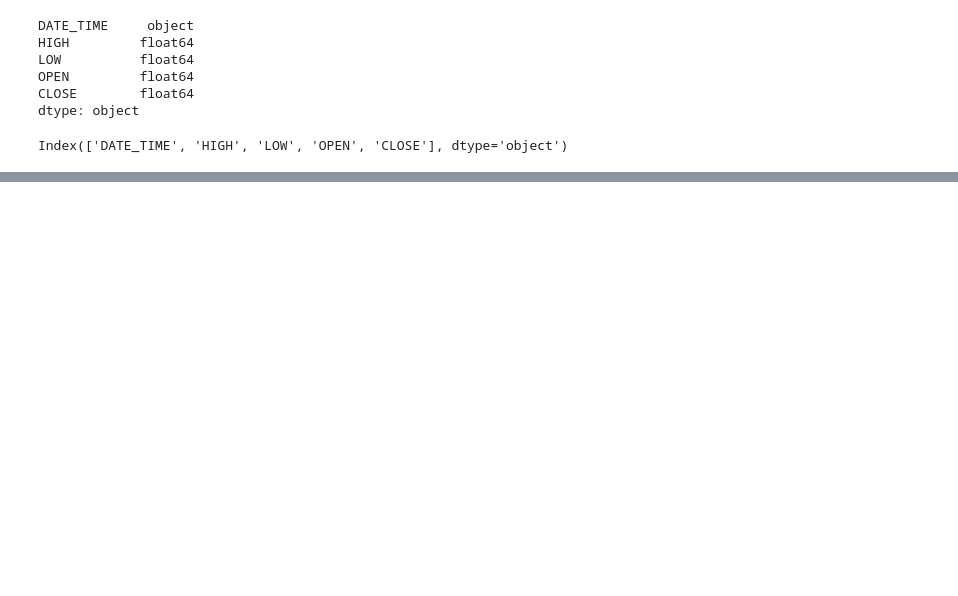
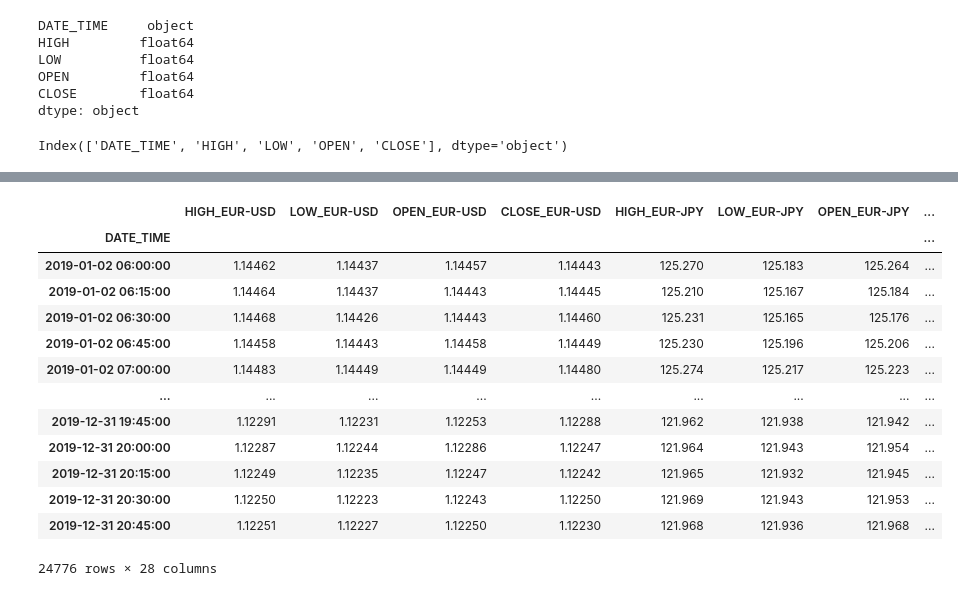
Before and after one commit to pabloestevezm/FP, a Jupyter notebook: cleaning.ipynb, the cells around one changed output, grey strips where cells are left out. Drawn from its saved outputs; the diff is of its cells as text; code cells hidden in the pictures; blank space fills up the shorter version.

```diff
--- a/cleaning.ipynb
+++ b/cleaning.ipynb
@@ -69,0 +103,17 @@ eur_usd_ly
+# %%
+forex_pairs
+# %% [output]
+|  | HIGH_EUR-USD | LOW_EUR-USD | OPEN_EUR-USD | CLOSE_EUR-USD | HIGH_EUR-JPY | LOW_EUR-JPY | OPEN_EUR-JPY | ... |
+| DATE_TIME |  |  |  |  |  |  |  | ... |
+| 2019-01-02 06:00:00 | 1.14462 | 1.14437 | 1.14457 | 1.14443 | 125.270 | 125.183 | 125.264 | ... |
+| 2019-01-02 06:15:00 | 1.14464 | 1.14437 | 1.14443 | 1.14445 | 125.210 | 125.167 | 125.184 | ... |
+| 2019-01-02 06:30:00 | 1.14468 | 1.14426 | 1.14443 | 1.14460 | 125.231 | 125.165 | 125.176 | ... |
+| 2019-01-02 06:45:00 | 1.14458 | 1.14443 | 1.14458 | 1.14449 | 125.230 | 125.196 | 125.206 | ... |
+| 2019-01-02 07:00:00 | 1.14483 | 1.14449 | 1.14449 | 1.14480 | 125.274 | 125.217 | 125.223 | ... |
+| ... | ... | ... | ... | ... | ... | ... | ... | ... |
+| 2019-12-31 19:45:00 | 1.12291 | 1.12231 | 1.12253 | 1.12288 | 121.962 | 121.938 | 121.942 | ... |
+| 2019-12-31 20:00:00 | 1.12287 | 1.12244 | 1.12286 | 1.12247 | 121.964 | 121.943 | 121.954 | ... |
+| 2019-12-31 20:15:00 | 1.12249 | 1.12235 | 1.12247 | 1.12242 | 121.965 | 121.932 | 121.945 | ... |
+| 2019-12-31 20:30:00 | 1.12250 | 1.12223 | 1.12243 | 1.12250 | 121.969 | 121.943 | 121.953 | ... |
+| 2019-12-31 20:45:00 | 1.12251 | 1.12227 | 1.12250 | 1.12230 | 121.968 | 121.936 | 121.968 | ... |
+24776 rows × 28 columns
```
Also changed, not shown: parts of 26 cells of this notebook, 2 other files.
